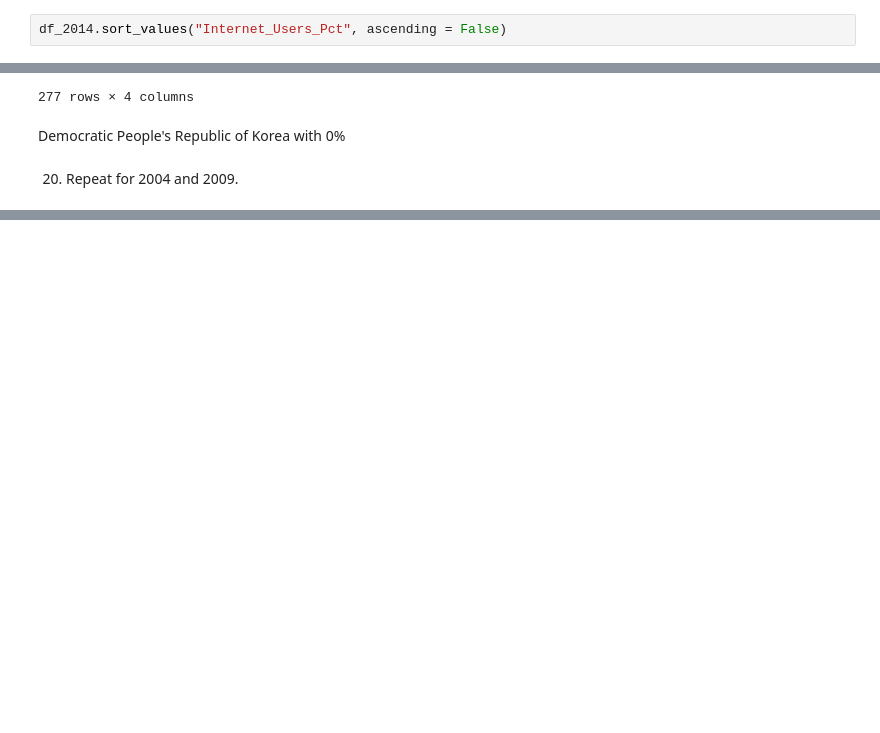
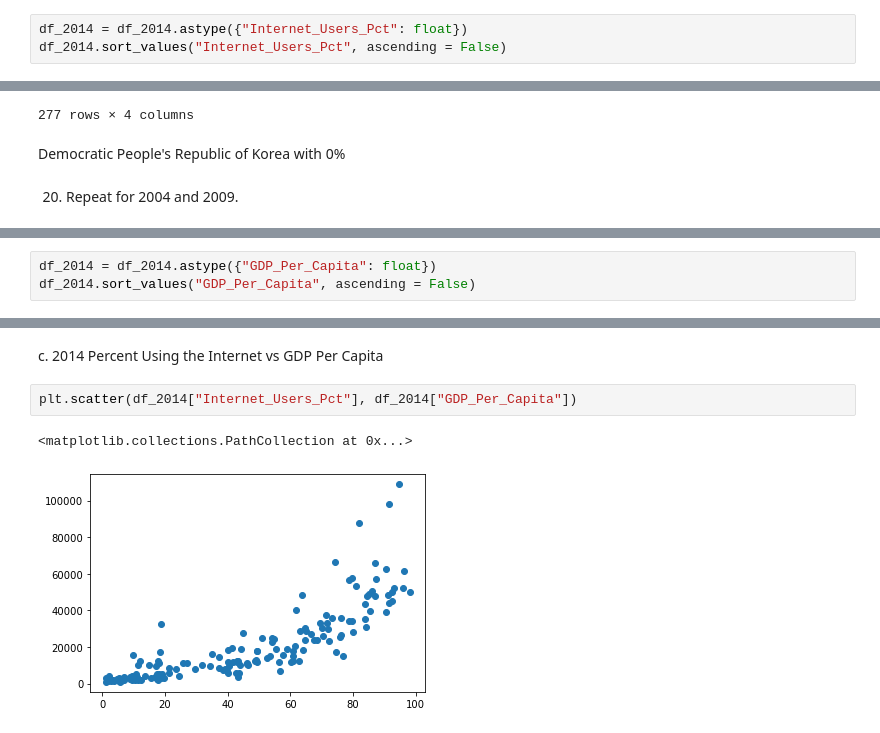
Before and after one commit to ryanhilber93/gdp-and-internet-usage-ryanhilber93, a Jupyter notebook: GDP_and_internet_use_project.ipynb, the cells around one changed output, grey strips where cells are left out. Drawn from its saved outputs; the diff is of its cells as text; blank space fills up the shorter version.

```diff
--- a/GDP_and_internet_use_project.ipynb
+++ b/GDP_and_internet_use_project.ipynb
@@ -242,6 +228,7 @@ print(df_2014)
 # %% [markdown]
 18. Which country had the highest percentage of internet users in 2014? What was the percentage? (Try typing the first 3 letters of your DataFrame name and hitting the tab key for auto-complete options).
 # %%
+df_2014 = df_2014.astype({"Internet_Users_Pct": float})
 df_2014.sort_values("Internet_Users_Pct", ascending = False)
 # %% [output]
 |  | Country | Year | GDP_Per_Capita | Internet_Users_Pct |
@@ -299,0 +339,3 @@ df_2004.sort_values("Internet_Users_Pct", ascending = False)
+# %%
+df_2014 = df_2014.astype({"GDP_Per_Capita": float})
+df_2014.sort_values("GDP_Per_Capita", ascending = False)
@@ -299,0 +393,7 @@ df_2004.sort_values("Internet_Users_Pct", ascending = False)
+# %% [markdown]
+c. 2014 Percent Using the Internet vs GDP Per Capita
+# %%
+plt.scatter(df_2014["Internet_Users_Pct"], df_2014["GDP_Per_Capita"])
+# %% [output]
+<matplotlib.collections.PathCollection at 0x...>
+[figure, added]
```
Also changed, not shown: parts of 30 cells of this notebook.
